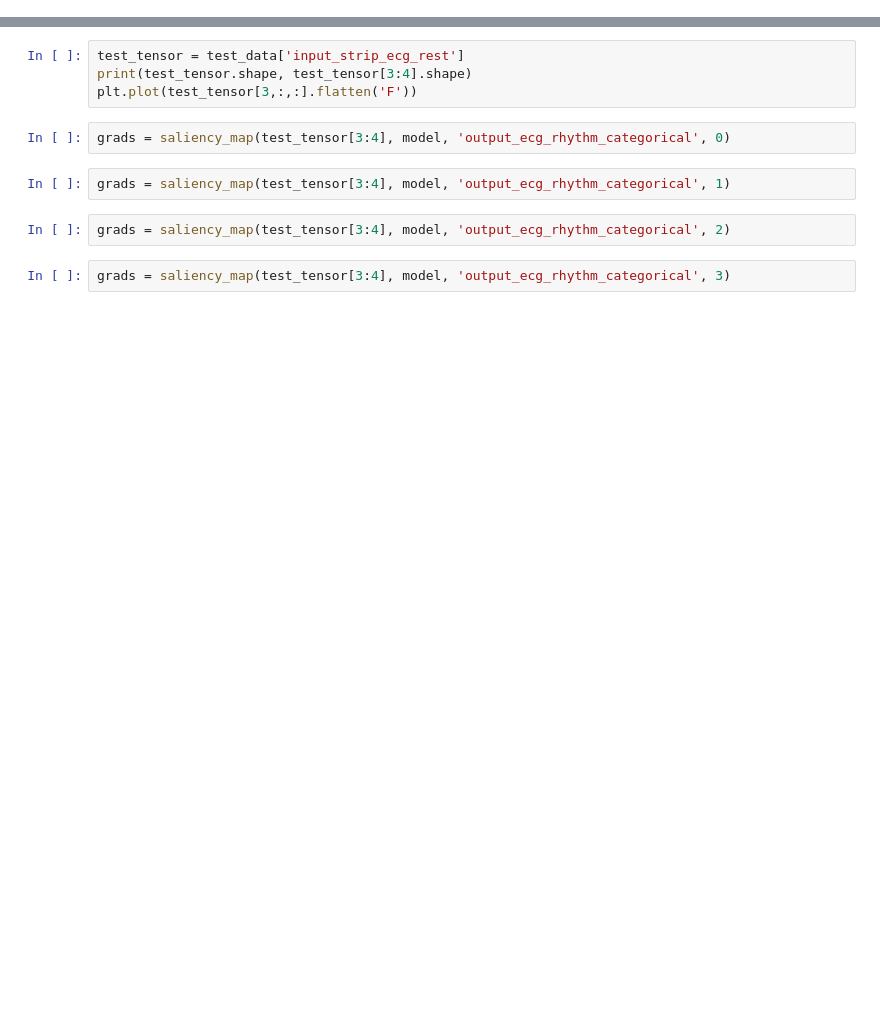
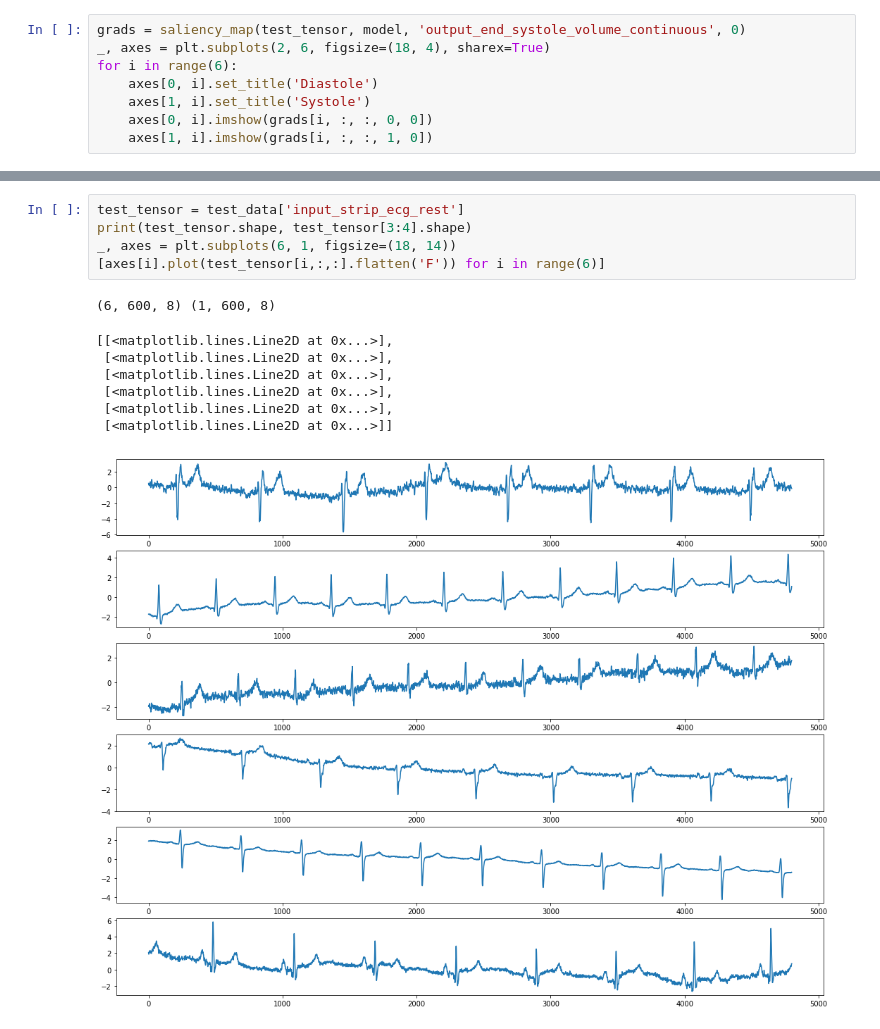
Before and after one commit to broadinstitute/ml4h, a Jupyter notebook: notebooks/saliency_maps.ipynb, the cells around one changed output, grey strips where cells are left out. Cells and saved outputs as stored; diff of their text form; blank space fills up the shorter version.

Commit message:
1d 2d and 3d saliency maps

```diff
--- a/notebooks/saliency_maps.ipynb
+++ b/notebooks/saliency_maps.ipynb
@@ -182,0 +260,8 @@ grads = saliency_map(test_tensor, model, 'output_end_systole_volume_continuous',
+# %%
+grads = saliency_map(test_tensor, model, 'output_end_systole_volume_continuous', 0)
+_, axes = plt.subplots(2, 6, figsize=(18, 4), sharex=True)
+for i in range(6):
+    axes[0, i].set_title('Diastole')
+    axes[1, i].set_title('Systole')
+    axes[0, i].imshow(grads[i, :, :, 0, 0])
+    axes[1, i].imshow(grads[i, :, :, 1, 0])
@@ -216,12 +322,14 @@ test_data, test_labels, test_paths = big_batch_from_minibatch_generator(args.ten
 # %%
 test_tensor = test_data['input_strip_ecg_rest']
 print(test_tensor.shape, test_tensor[3:4].shape)
-plt.plot(test_tensor[3,:,:].flatten('F'))
+_, axes = plt.subplots(6, 1, figsize=(18, 14))
+[axes[i].plot(test_tensor[i,:,:].flatten('F')) for i in range(6)]
+# %% [output]
+(6, 600, 8) (1, 600, 8)
+[[<matplotlib.lines.Line2D at 0x...>],
+ [<matplotlib.lines.Line2D at 0x...>],
+ [<matplotlib.lines.Line2D at 0x...>],
+ [<matplotlib.lines.Line2D at 0x...>],
+ [<matplotlib.lines.Line2D at 0x...>],
+ [<matplotlib.lines.Line2D at 0x...>]]
+[figure, added]
-# %%
-grads = saliency_map(test_tensor[3:4], model, 'output_ecg_rhythm_categorical', 0)
-# %%
-grads = saliency_map(test_tensor[3:4], model, 'output_ecg_rhythm_categorical', 1)
-# %%
-grads = saliency_map(test_tensor[3:4], model, 'output_ecg_rhythm_categorical', 2)
-# %%
-grads = saliency_map(test_tensor[3:4], model, 'output_ecg_rhythm_categorical', 3)
```
Also changed, not shown: parts of 23 cells of this notebook.
